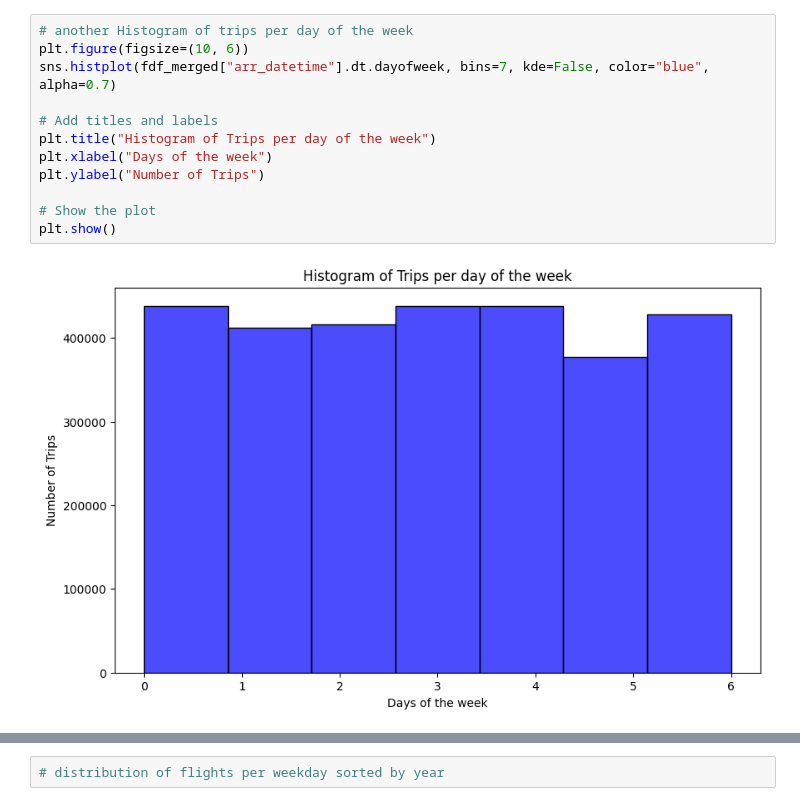
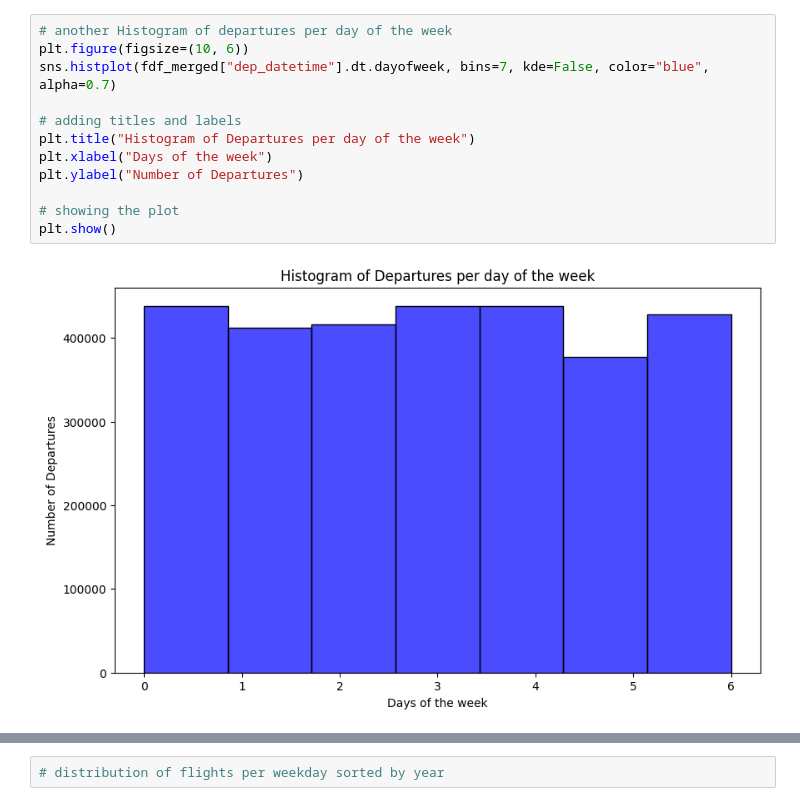
Before and after one commit to janiejestemja/coriolis_flights, a Jupyter notebook: coriolis_analysis_01.ipynb, the cells around one changed output, grey strips where cells are left out. Drawn from its saved outputs; the diff is of its cells as text.

```diff
--- a/coriolis_analysis_01.ipynb
+++ b/coriolis_analysis_01.ipynb
@@ -149,16 +181,16 @@ fdf_merged["arr_datetime"].dt.dayofweek.plot.hist(bins=7, rwidth=0.8)
 <Axes: ylabel='Frequency'>
 [figure]
 # %%
-# another Histogram of trips per day of the week
+# another Histogram of departures per day of the week
 plt.figure(figsize=(10, 6))
-sns.histplot(fdf_merged["arr_datetime"].dt.dayofweek, bins=7, kde=False, color="blue", alpha=0.7)
+sns.histplot(fdf_merged["dep_datetime"].dt.dayofweek, bins=7, kde=False, color="blue", alpha=0.7)
 
-# Add titles and labels
-plt.title("Histogram of Trips per day of the week")
+# adding titles and labels
+plt.title("Histogram of Departures per day of the week")
 plt.xlabel("Days of the week")
-plt.ylabel("Number of Trips")
+plt.ylabel("Number of Departures")
 
-# Show the plot
+# showing the plot
 plt.show()
 # %% [output]
-[figure, old version]
+[figure, new version]
```
Also changed, not shown: parts of 66 cells of this notebook.
